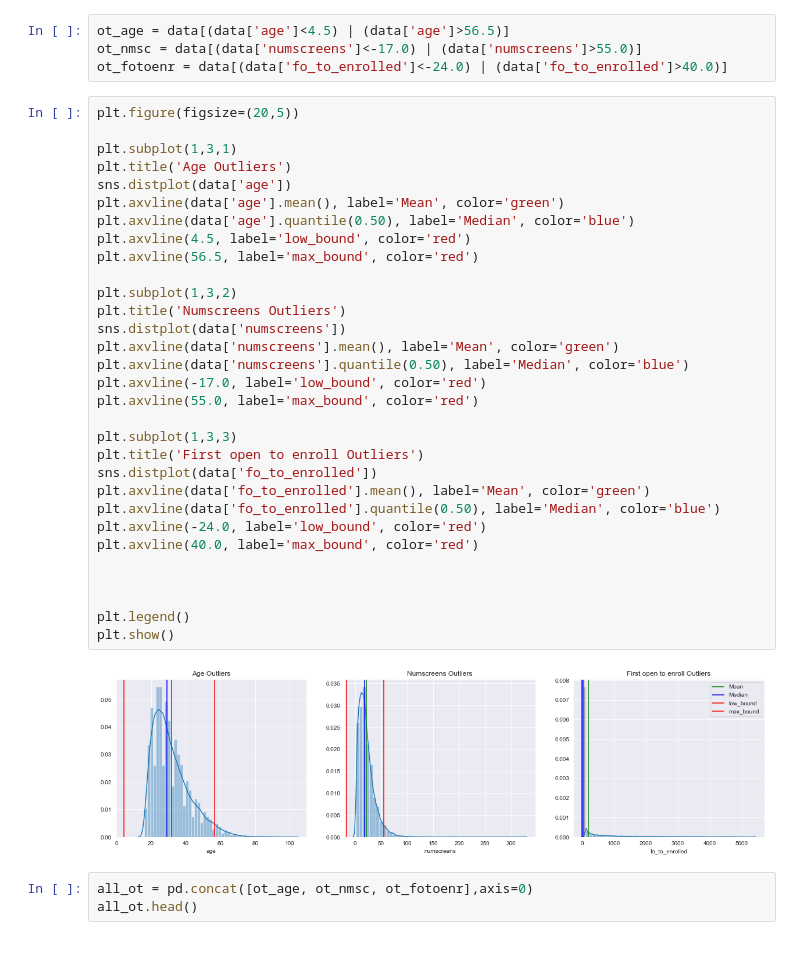
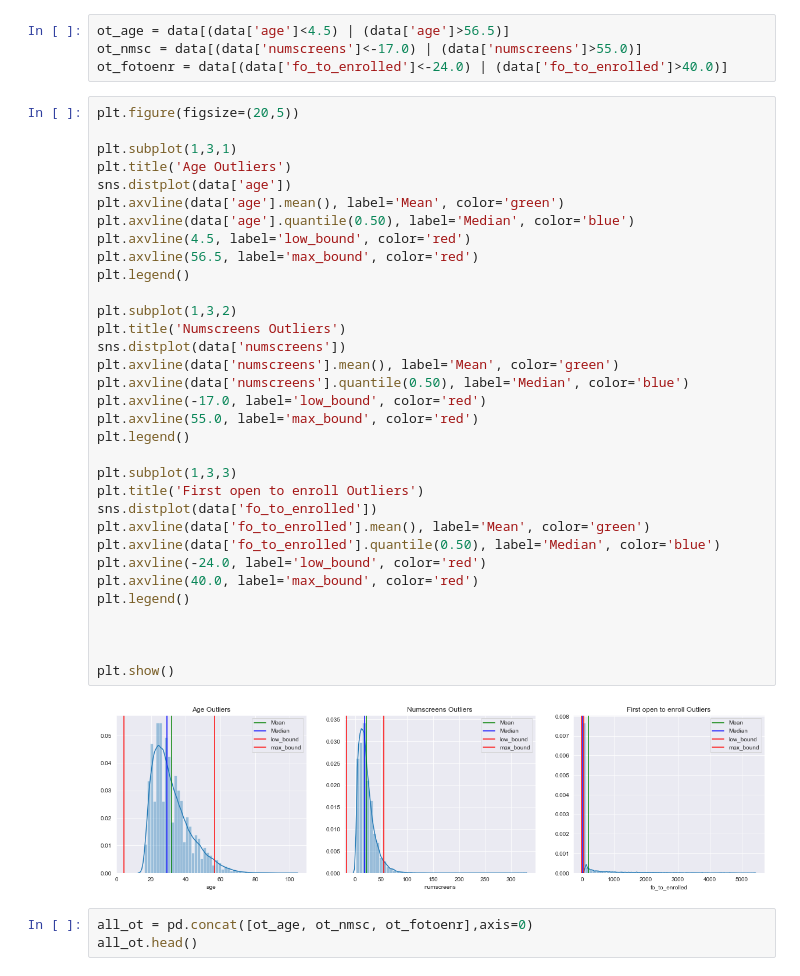
Before and after one commit to abdurrahmanshidiq/FINAL_PROJECT_FIX, a Jupyter notebook: FP02_Data_Visualization.ipynb, the cells around one changed output. Drawn from its saved outputs; the diff is of its cells as text.

```diff
--- a/FP02_Data_Visualization.ipynb
+++ b/FP02_Data_Visualization.ipynb
@@ -467,35 +497,37 @@ ot_fotoenr = data[(data['fo_to_enrolled']<-24.0) | (data['fo_to_enrolled']>40.0)
 plt.figure(figsize=(20,5))
 
 plt.subplot(1,3,1)
 plt.title('Age Outliers')
 sns.distplot(data['age'])
 plt.axvline(data['age'].mean(), label='Mean', color='green')
 plt.axvline(data['age'].quantile(0.50), label='Median', color='blue')
 plt.axvline(4.5, label='low_bound', color='red')
 plt.axvline(56.5, label='max_bound', color='red')
+plt.legend()
 
 plt.subplot(1,3,2)
 plt.title('Numscreens Outliers')
 sns.distplot(data['numscreens'])
 plt.axvline(data['numscreens'].mean(), label='Mean', color='green')
 plt.axvline(data['numscreens'].quantile(0.50), label='Median', color='blue')
 plt.axvline(-17.0, label='low_bound', color='red')
 plt.axvline(55.0, label='max_bound', color='red')
+plt.legend()
 
 plt.subplot(1,3,3)
 plt.title('First open to enroll Outliers')
 sns.distplot(data['fo_to_enrolled'])
 plt.axvline(data['fo_to_enrolled'].mean(), label='Mean', color='green')
 plt.axvline(data['fo_to_enrolled'].quantile(0.50), label='Median', color='blue')
 plt.axvline(-24.0, label='low_bound', color='red')
 plt.axvline(40.0, label='max_bound', color='red')
+plt.legend()
 
 
 
-plt.legend()
 plt.show()
 # %% [output]
-[figure, old version]
+[figure, new version]
 # %%
 all_ot = pd.concat([ot_age, ot_nmsc, ot_fotoenr],axis=0)
 all_ot.head()
```
Also changed, not shown: parts of 26 cells of this notebook, 2 other files.
